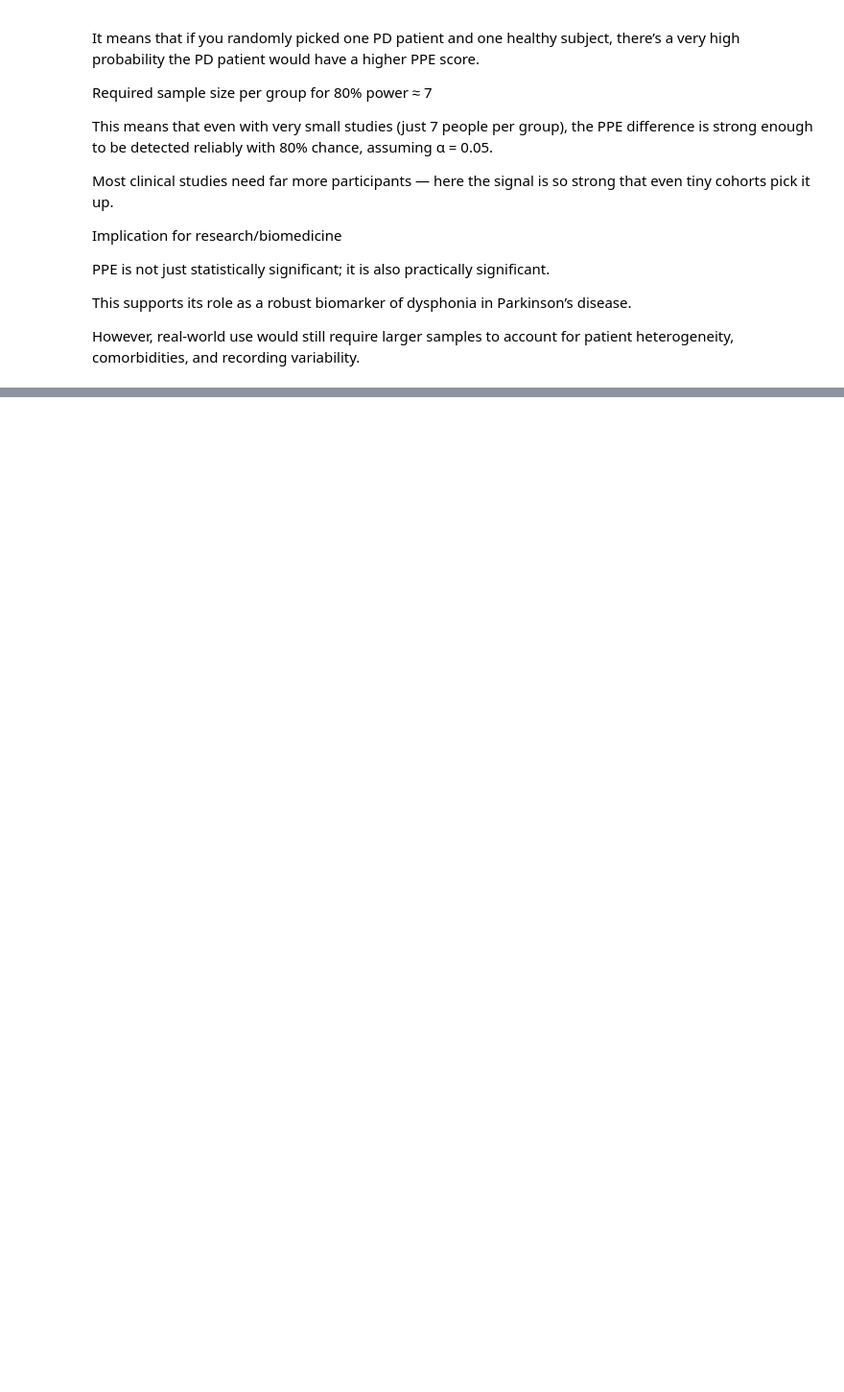
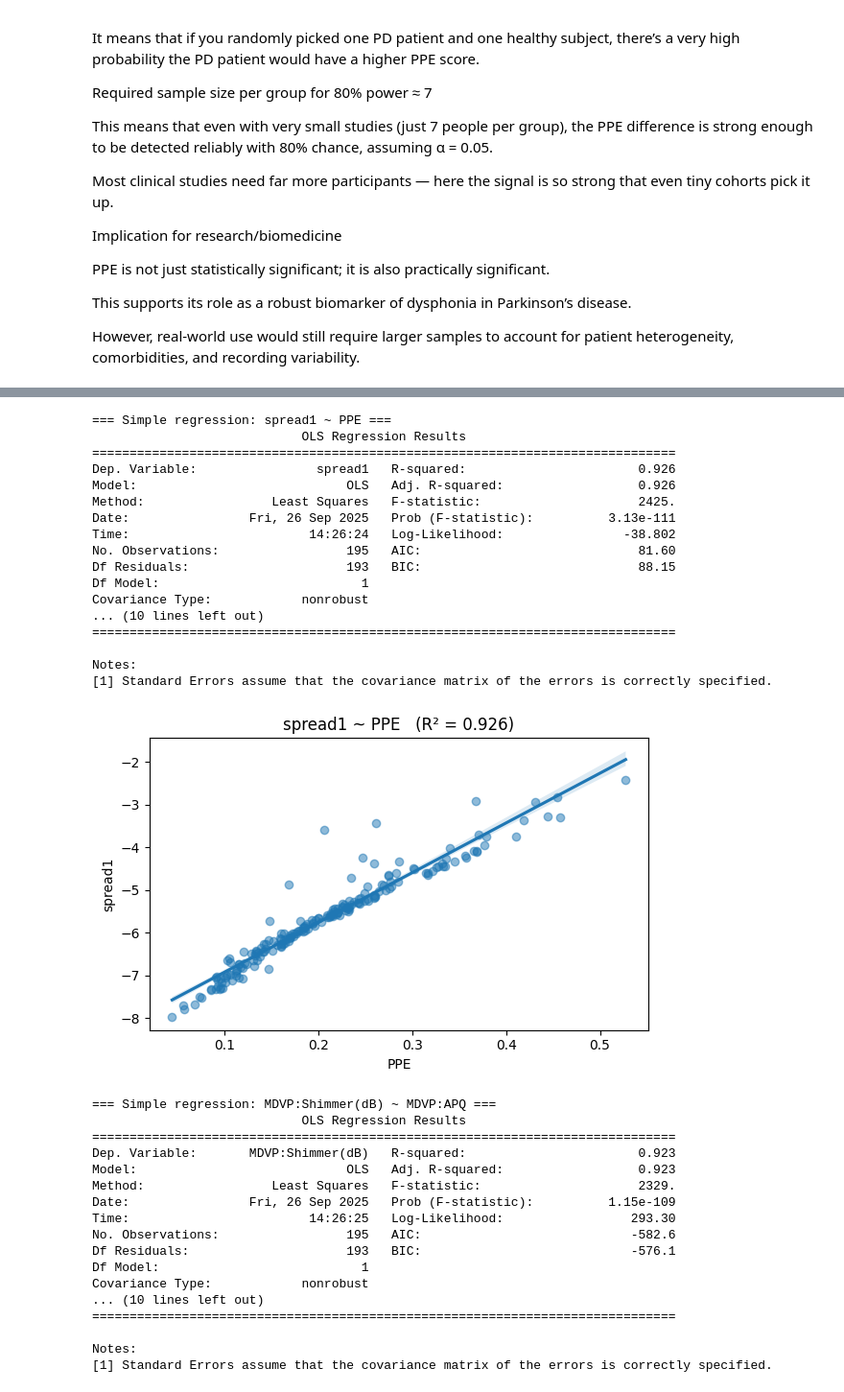
Before and after one commit to evivelentza/parkinsons_stats_project, a Jupyter notebook: notebooks/02_statistics.ipynb, the cells around one changed output, grey strips where cells are left out. Shown at 96% size. Drawn from its saved outputs; the diff is of its cells as text; code cells hidden in the pictures; blank space fills up the shorter version.

```diff
--- a/notebooks/02_statistics.ipynb
+++ b/notebooks/02_statistics.ipynb
@@ -552,0 +700,74 @@ However, real-world use would still require larger samples to account for patien
+# %%
+import statsmodels.api as sm
+import seaborn as sns
+import matplotlib.pyplot as plt
+
+# Example 1: spread1 ~ PPE
+f1, f2 = "spread1", "PPE"
+data_ = df[[f1, f2]].dropna()
+
+X = sm.add_constant(data_[f2])  # predictor
+y = data_[f1]                   # target
+
+ols = sm.OLS(y, X).fit()
+print(f"\n=== Simple regression: {f1} ~ {f2} ===")
+print(ols.summary())
+
+plt.figure(figsize=(6,4))
+sns.regplot(data=data_, x=f2, y=f1, scatter_kws={"alpha":0.5})
+plt.title(f"{f1} ~ {f2}   (R² = {ols.rsquared:.3f})")
+plt.tight_layout()
+plt.show()
+
+# Example 2: Shimmer(dB) ~ APQ
+f1, f2 = "MDVP:Shimmer(dB)", "MDVP:APQ"
+data_ = df[[f1, f2]].dropna()
+
+X = sm.add_constant(data_[f2])
+y = data_[f1]
+
+ols = sm.OLS(y, X).fit()
+print(f"\n=== Simple regression: {f1} ~ {f2} ===")
+print(ols.summary())
+
+plt.figure(figsize=(6,4))
+sns.regplot(data=data_, x=f2, y=f1, scatter_kws={"alpha":0.5})
+plt.title(f"{f1} ~ {f2}   (R² = {ols.rsquared:.3f})")
+plt.tight_layout()
+plt.show()
+# %% [output]
+=== Simple regression: spread1 ~ PPE ===
+                            OLS Regression Results
+==============================================================================
+Dep. Variable:                spread1   R-squared:                       0.926
+Model:                            OLS   Adj. R-squared:                  0.926
+Method:                 Least Squares   F-statistic:                     2425.
+Date:                Fri, 26 Sep 2025   Prob (F-statistic):          3.13e-111
+Time:                        14:26:24   Log-Likelihood:                -38.802
+No. Observations:                 195   AIC:                             81.60
+Df Residuals:                     193   BIC:                             88.15
+Df Model:                           1
+Covariance Type:            nonrobust
+... (10 lines left out)
+==============================================================================
+
+Notes:
+[1] Standard Errors assume that the covariance matrix of the errors is correctly specified.
+[figure, added]
+=== Simple regression: MDVP:Shimmer(dB) ~ MDVP:APQ ===
+                            OLS Regression Results
+==============================================================================
+Dep. Variable:       MDVP:Shimmer(dB)   R-squared:                       0.923
+Model:                            OLS   Adj. R-squared:                  0.923
+Method:                 Least Squares   F-statistic:                     2329.
+Date:                Fri, 26 Sep 2025   Prob (F-statistic):          1.15e-109
+Time:                        14:26:25   Log-Likelihood:                 293.30
+No. Observations:                 195   AIC:                            -582.6
+Df Residuals:                     193   BIC:                            -576.1
+Df Model:                           1
+Covariance Type:            nonrobust
+... (10 lines left out)
+==============================================================================
+
+Notes:
+[1] Standard Errors assume that the covariance matrix of the errors is correctly specified.
```
Also changed, not shown: parts of 7 cells of this notebook, 2 other files.
